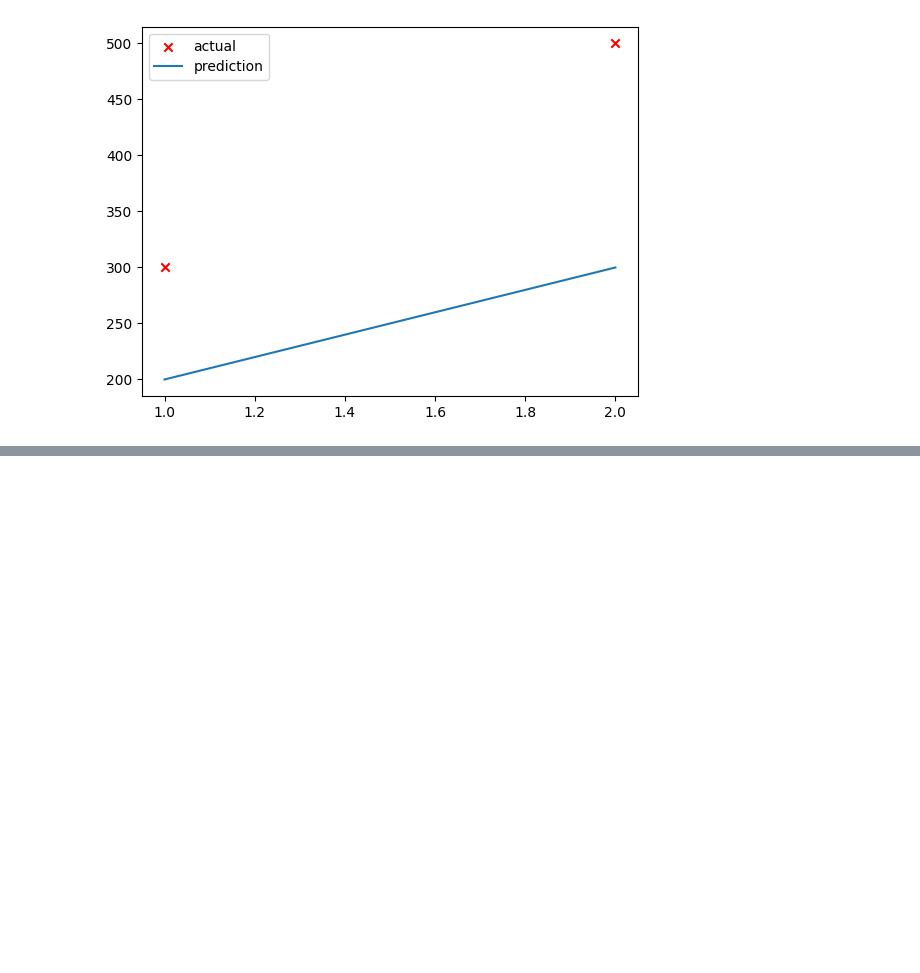
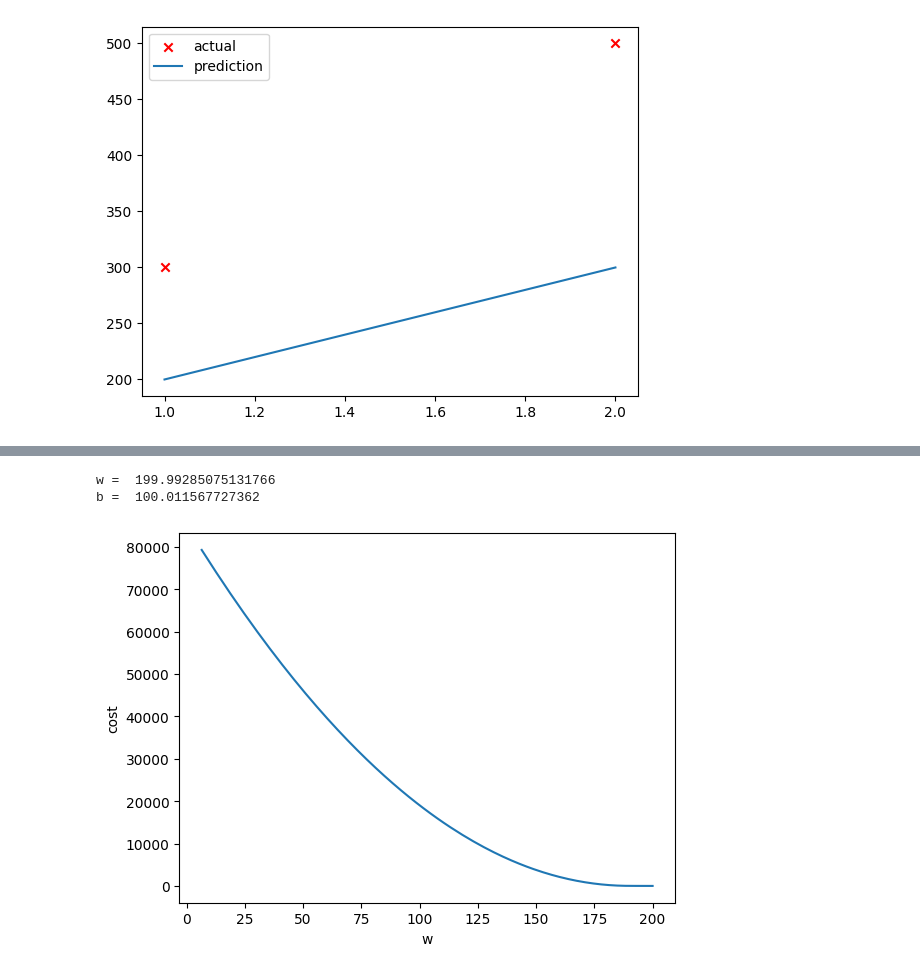
Before and after one commit to crazypanda123/Machine-Learning-Specialization, a Jupyter notebook: Course 1 - Supervised Machine Learning- Regression and Classification/test_C1.ipynb, the cells around one changed output, grey strips where cells are left out. Saved outputs shown, nothing was run; the diff lists cells and outputs as text; code cells hidden in the pictures; blank space fills up the shorter version.

```diff
--- a/Course 1 - Supervised Machine Learning- Regression and Classification/test_C1.ipynb
+++ b/Course 1 - Supervised Machine Learning- Regression and Classification/test_C1.ipynb
@@ -58,0 +133,40 @@ plt.legend()
+# %%
+def compute_gradient(x, y, w, b):
+    m = len(x)
+    y_pred = compute_model_output(x, w, b)
+    dj_dw = 0
+    dj_db = 0
+    for i in range(m):
+        dj_dw = dj_dw + (y_pred[i] - y[i])*x[i]
+        dj_db = dj_db + (y_pred[i] - y[i])
+    return dj_dw/m, dj_db/m
+# %%
+def gradient_descent(x, y, w_in, b_in, alpha, num_iters, cost_function, gradient_function):
+    w = w_in
+    b = b_in
+    w_list = []
+    cost_list = []
+    for i in range(num_iters):
+        dj_dw, dj_db = compute_gradient(x, y, w, b)
+        w = w - (alpha * dj_dw)
+        b = b - (alpha * dj_db)
+        w_list.append(w)
+        cost_list.append(cost_function(x, y, w, b))
+
+    plt.plot(w_list, cost_list)
+    plt.xlabel('w')
+    plt.ylabel('cost')
+
+    print('w = ', w)
+    print('b = ', b)
+# %%
+w_in = 0
+b_in= 0
+num_iters = 10000
+alpha = 1.0e-2
+
+gradient_descent(x_train, y_train, w_in, b_in, alpha, num_iters, compute_cost, compute_gradient)
+# %% [output]
+w =  199.99285075131766
+b =  100.011567727362
+[figure, added]
```
Also changed, not shown: parts of 16 cells of this notebook.
